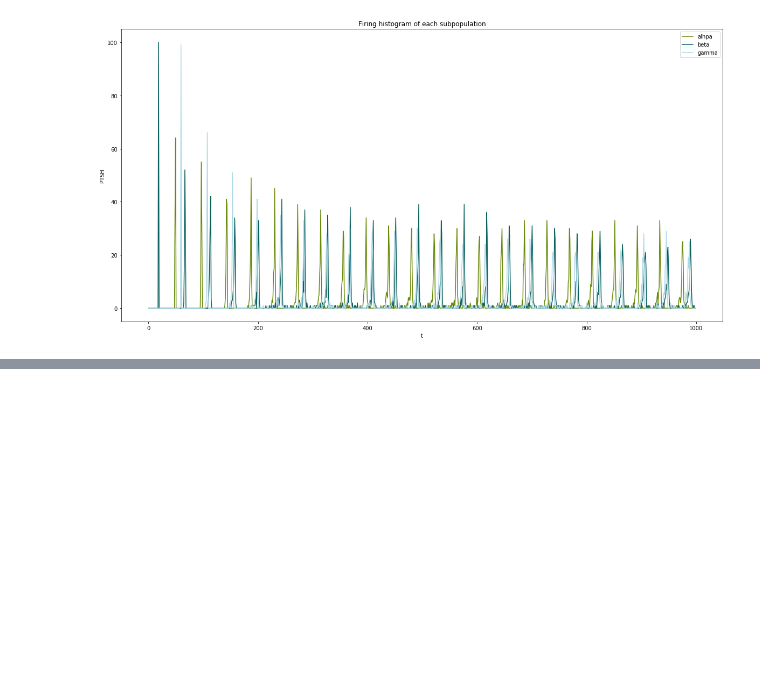
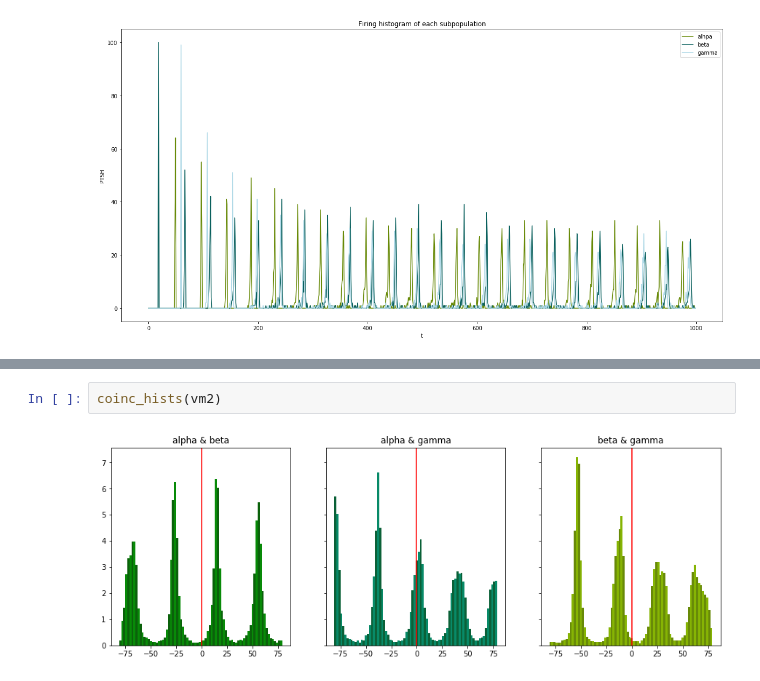
Before and after one commit to ndettmer/neuronal_synchrony_replication, a Jupyter notebook: Results.ipynb, the cells around one changed output, grey strips where cells are left out. Saved outputs shown, nothing was run; the diff lists cells and outputs as text; blank space fills up the shorter version.

```diff
--- a/Results.ipynb
+++ b/Results.ipynb
@@ -228,0 +276,4 @@ firing_hists(sd1)
+# %%
+coinc_hists(vm2)
+# %% [output]
+[figure, added]
```
Also changed, not shown: parts of 35 cells of this notebook.
